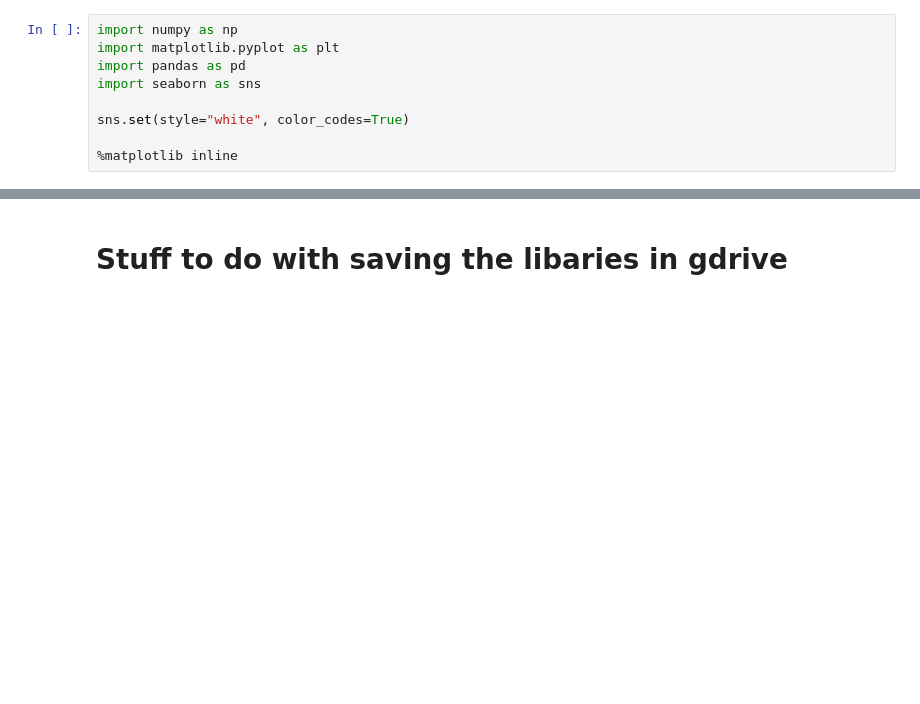
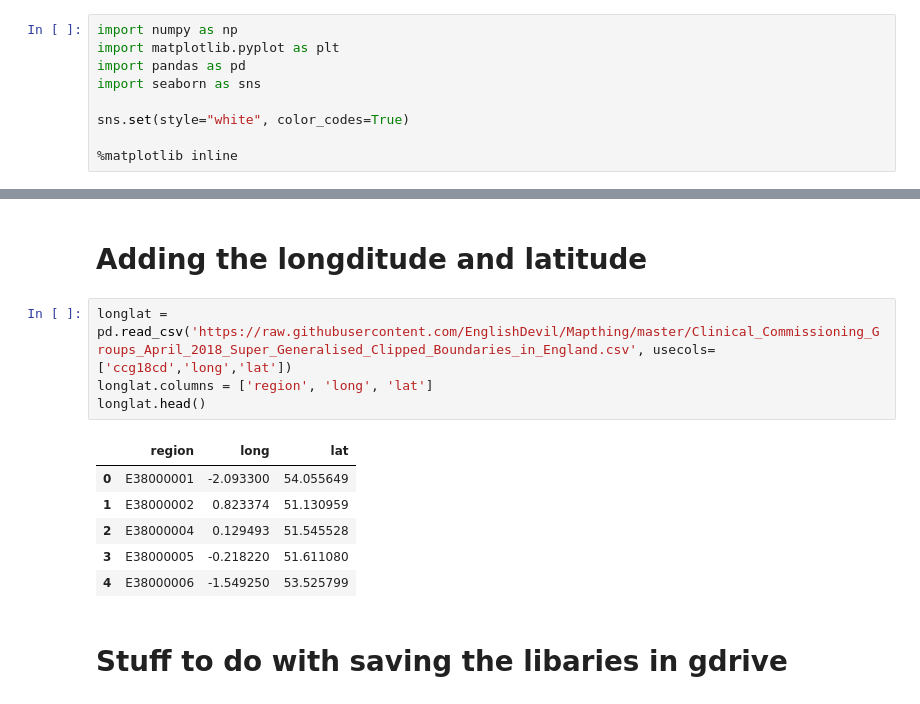
Before and after one commit to EnglishDevil/Mapthing, a Jupyter notebook: Map_of_Obesity_Yorkshire.ipynb, the cells around one changed output, grey strips where cells are left out. Saved outputs shown, nothing was run; the diff lists cells and outputs as text; blank space fills up the shorter version.

```diff
--- a/Map_of_Obesity_Yorkshire.ipynb
+++ b/Map_of_Obesity_Yorkshire.ipynb
@@ -116,3 +217,16 @@ df.head()
+# %% [markdown]
+# Adding the longditude and latitude
+# %%
+longlat = pd.read_csv('https://raw.githubusercontent.com/EnglishDevil/Mapthing/master/Clinical_Commissioning_Groups_April_2018_Super_Generalised_Clipped_Boundaries_in_England.csv', usecols=['ccg18cd','long','lat'])
+longlat.columns = ['region', 'long', 'lat']
+longlat.head()
+# %% [output]
+|  | region | long | lat |
+| 0 | E38000001 | -2.093300 | 54.055649 |
+| 1 | E38000002 | 0.823374 | 51.130959 |
+| 2 | E38000004 | 0.129493 | 51.545528 |
+| 3 | E38000005 | -0.218220 | 51.611080 |
+| 4 | E38000006 | -1.549250 | 53.525799 |
 # %% [markdown]
 # Stuff to do with saving the libaries in gdrive
 # %%
```
Also changed, not shown: parts of 6 cells of this notebook.
